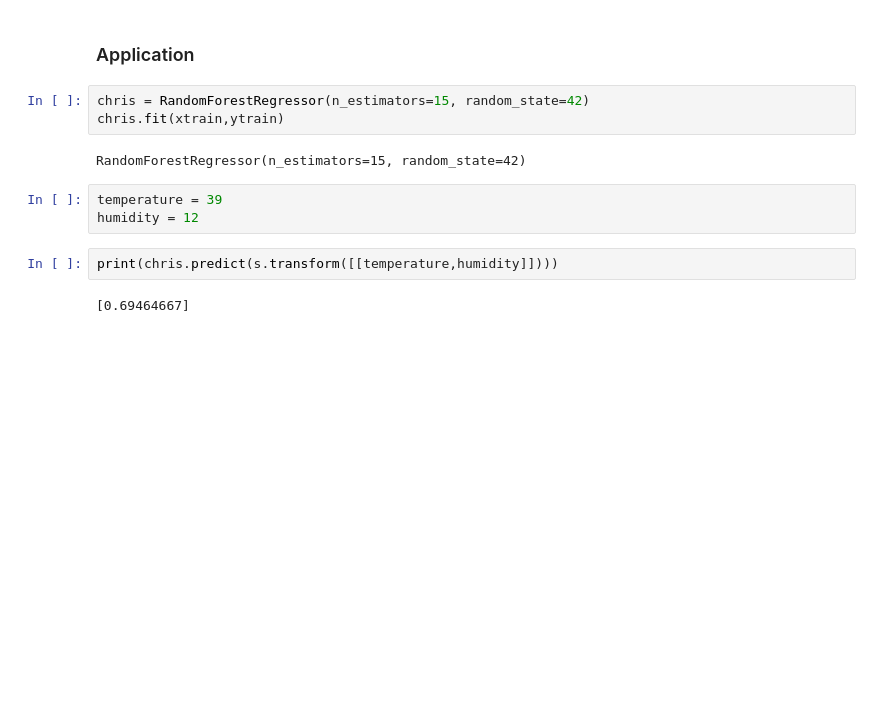
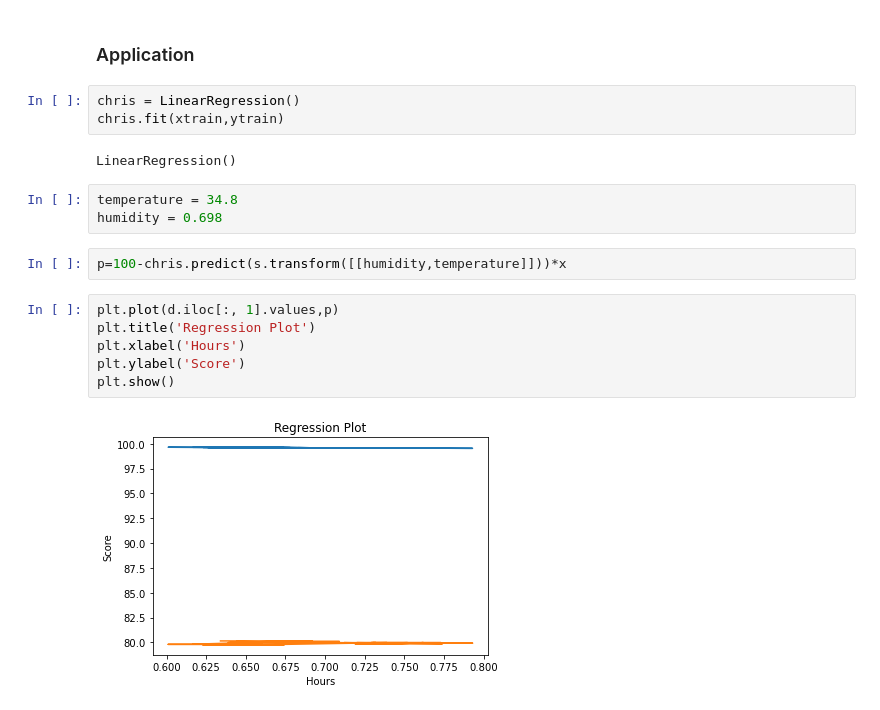
Before and after one commit to abphilip-vit/CollegeP3, a Jupyter notebook: Final.ipynb, the cells around one changed output. Saved outputs shown, nothing was run; the diff lists cells and outputs as text; blank space fills up the shorter version.

```diff
--- a/Final.ipynb
+++ b/Final.ipynb
@@ -207,14 +194,20 @@ al2
 # %% [markdown]
 ### Application
 # %%
-chris = RandomForestRegressor(n_estimators=15, random_state=42)
+chris = LinearRegression()
 chris.fit(xtrain,ytrain)
 # %% [output]
-RandomForestRegressor(n_estimators=15, random_state=42)
+LinearRegression()
-# %%
-temperature = 39
-humidity = 12
+# %%
+temperature = 34.8
+humidity = 0.698
 # %%
-print(chris.predict(s.transform([[temperature,humidity]])))
+p=100-chris.predict(s.transform([[humidity,temperature]]))*x
-# %% [output]
-[0.69464667]
+# %%
+plt.plot(d.iloc[:, 1].values,p)
+plt.title('Regression Plot')
+plt.xlabel('Hours')
+plt.ylabel('Score')
+plt.show()
+# %% [output]
+[figure, added]
```
Also changed, not shown: parts of 2 cells of this notebook.
